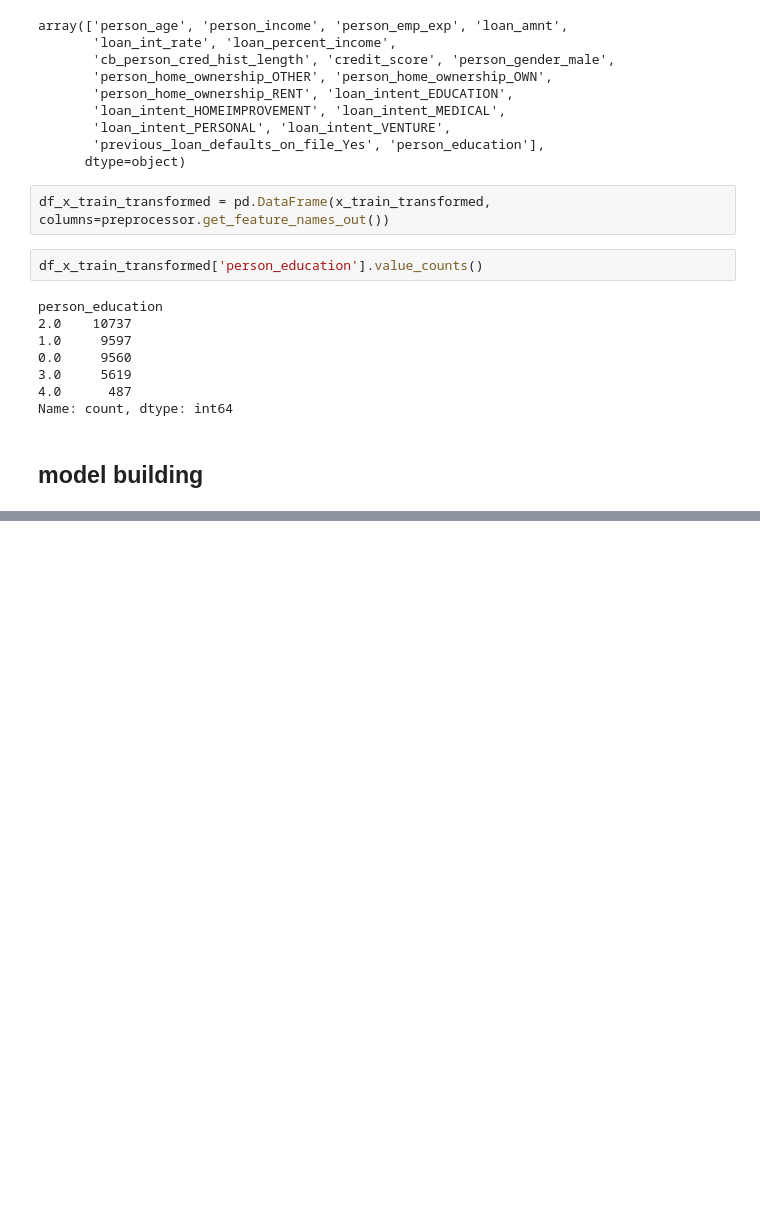
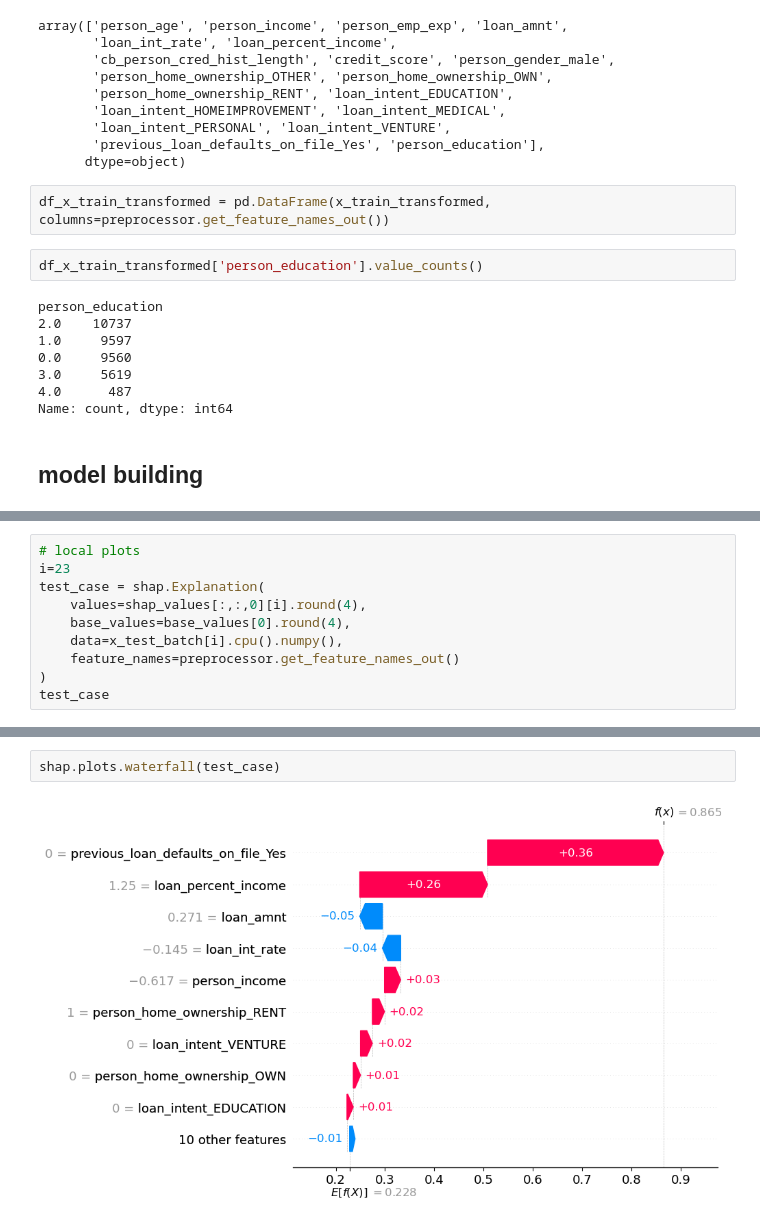
Before and after one commit to Naman-Agrawal19/shap, a Jupyter notebook: 5. ann_shap.ipynb, the cells around one changed output, grey strips where cells are left out. Drawn from its saved outputs; the diff is of its cells as text; blank space fills up the shorter version.

```diff
--- a/5. ann_shap.ipynb
+++ b/5. ann_shap.ipynb
@@ -480,0 +928,10 @@ Name: count, dtype: int64
+# %%
+# local plots
+i=23
+test_case = shap.Explanation(
+    values=shap_values[:,:,0][i].round(4),
+    base_values=base_values[0].round(4),
+    data=x_test_batch[i].cpu().numpy(),
+    feature_names=preprocessor.get_feature_names_out()
+)
+test_case
@@ -480,0 +953,4 @@ Name: count, dtype: int64
+# %%
+shap.plots.waterfall(test_case)
+# %% [output]
+[figure, added]
```
Also changed, not shown: parts of 62 cells of this notebook.
